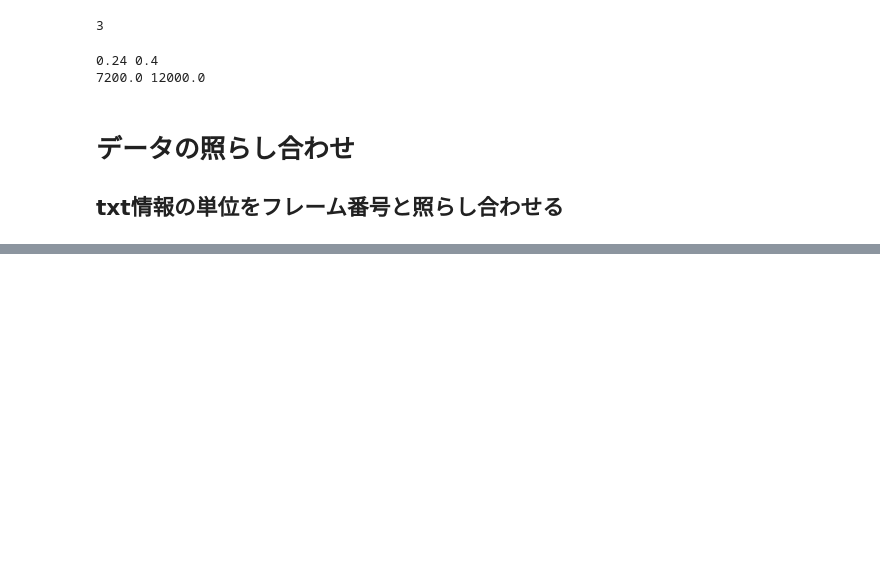
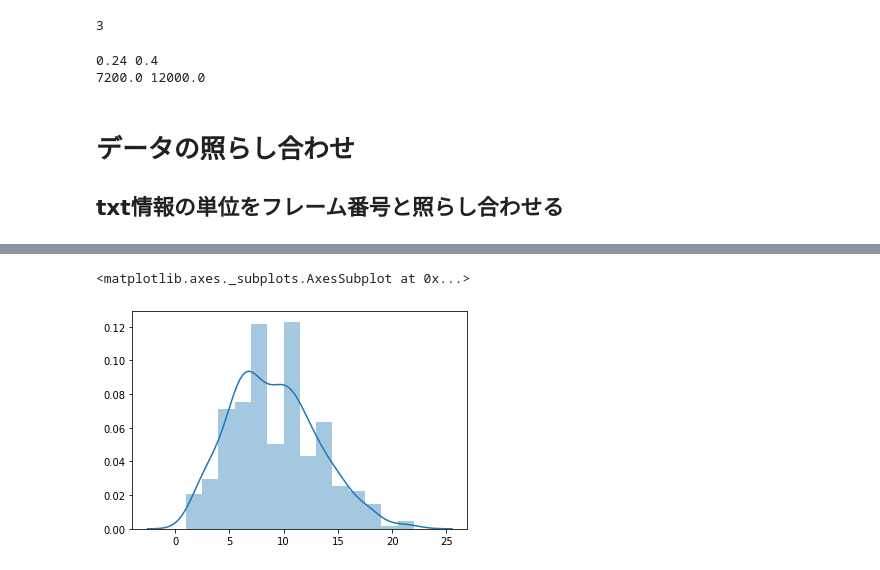
Before and after one commit to qqpann/LipNet-JP, a Jupyter notebook: notebook/make_traindata.ipynb, the cells around one changed output, grey strips where cells are left out. Drawn from its saved outputs; the diff is of its cells as text; code cells hidden in the pictures; blank space fills up the shorter version.

```diff
--- a/notebook/make_traindata.ipynb
+++ b/notebook/make_traindata.ipynb
@@ -53,0 +64,21 @@ pd.read_csv(str(aligned_lm_path))
+# %%
+distribution = []
+for word in txt:
+    start0 = 10000000
+    end0 = 0
+    for w in word:
+        start = w['start']
+        end = w['end']
+#         print(start, end)
+        start0 = min(start0, start)
+        end0 = max(end0, end)
+#     print(start0, end0)
+
+    video = aligned_lm_df[(aligned_lm_df[' timestamp'] > start0) & (aligned_lm_df[' timestamp'] < end0)]
+    # TODO: exclude rotated faces
+    distribution.append(len(video))
+
+sns.distplot(distribution)
+# %% [output]
+<matplotlib.axes._subplots.AxesSubplot at 0x...>
+[figure, added]
```
Also changed, not shown: parts of 9 cells of this notebook, 3 other files.
